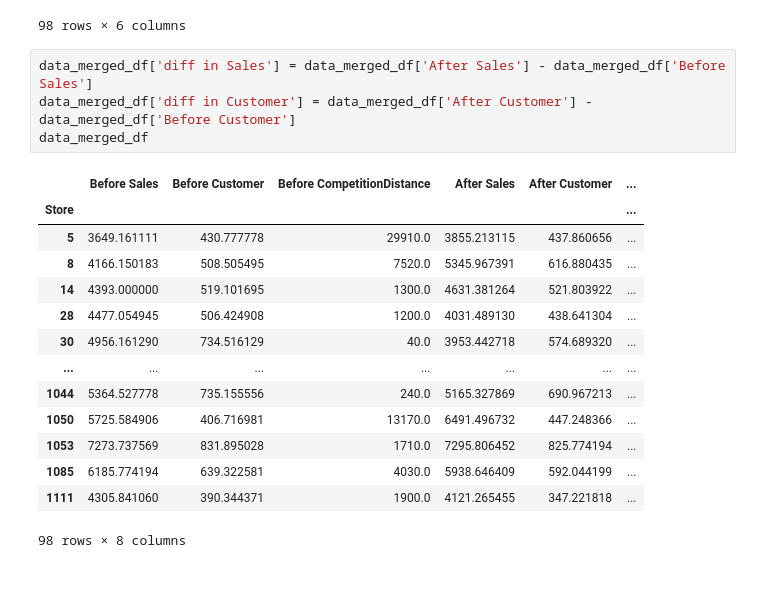
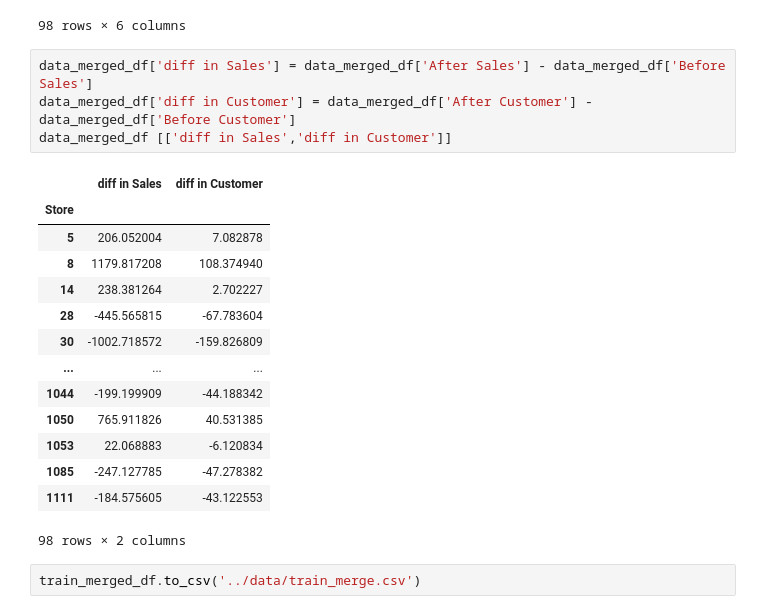
Before and after one commit to tesfayealex/Pharmaceutical-Sales-prediction, a Jupyter notebook: notebooks/EDA.ipynb, the cells around one changed output. Cells and saved outputs as stored; diff of their text form; blank space fills up the shorter version.

```diff
--- a/notebooks/EDA.ipynb
+++ b/notebooks/EDA.ipynb
@@ -804,19 +854,21 @@ data_merged_df
 # %%
 data_merged_df['diff in Sales'] = data_merged_df['After Sales'] - data_merged_df['Before Sales']
 data_merged_df['diff in Customer'] = data_merged_df['After Customer'] - data_merged_df['Before Customer']
-data_merged_df
+data_merged_df [['diff in Sales','diff in Customer']]
 # %% [output]
-|  | Before Sales | Before Customer | Before CompetitionDistance | After Sales | After Customer | ... |
-| Store |  |  |  |  |  | ... |
-| 5 | 3649.161111 | 430.777778 | 29910.0 | 3855.213115 | 437.860656 | ... |
-| 8 | 4166.150183 | 508.505495 | 7520.0 | 5345.967391 | 616.880435 | ... |
-| 14 | 4393.000000 | 519.101695 | 1300.0 | 4631.381264 | 521.803922 | ... |
-| 28 | 4477.054945 | 506.424908 | 1200.0 | 4031.489130 | 438.641304 | ... |
-| 30 | 4956.161290 | 734.516129 | 40.0 | 3953.442718 | 574.689320 | ... |
-| ... | ... | ... | ... | ... | ... | ... |
-| 1044 | 5364.527778 | 735.155556 | 240.0 | 5165.327869 | 690.967213 | ... |
-| 1050 | 5725.584906 | 406.716981 | 13170.0 | 6491.496732 | 447.248366 | ... |
-| 1053 | 7273.737569 | 831.895028 | 1710.0 | 7295.806452 | 825.774194 | ... |
-| 1085 | 6185.774194 | 639.322581 | 4030.0 | 5938.646409 | 592.044199 | ... |
-| 1111 | 4305.841060 | 390.344371 | 1900.0 | 4121.265455 | 347.221818 | ... |
+|  | diff in Sales | diff in Customer |
+| Store |  |  |
+| 5 | 206.052004 | 7.082878 |
+| 8 | 1179.817208 | 108.374940 |
+| 14 | 238.381264 | 2.702227 |
+| 28 | -445.565815 | -67.783604 |
+| 30 | -1002.718572 | -159.826809 |
+| ... | ... | ... |
+| 1044 | -199.199909 | -44.188342 |
+| 1050 | 765.911826 | 40.531385 |
+| 1053 | 22.068883 | -6.120834 |
+| 1085 | -247.127785 | -47.278382 |
+| 1111 | -184.575605 | -43.122553 |
-98 rows × 8 columns
+98 rows × 2 columns
+# %%
+train_merged_df.to_csv('../data/train_merge.csv')
```
Also changed, not shown: parts of 29 cells of this notebook.
